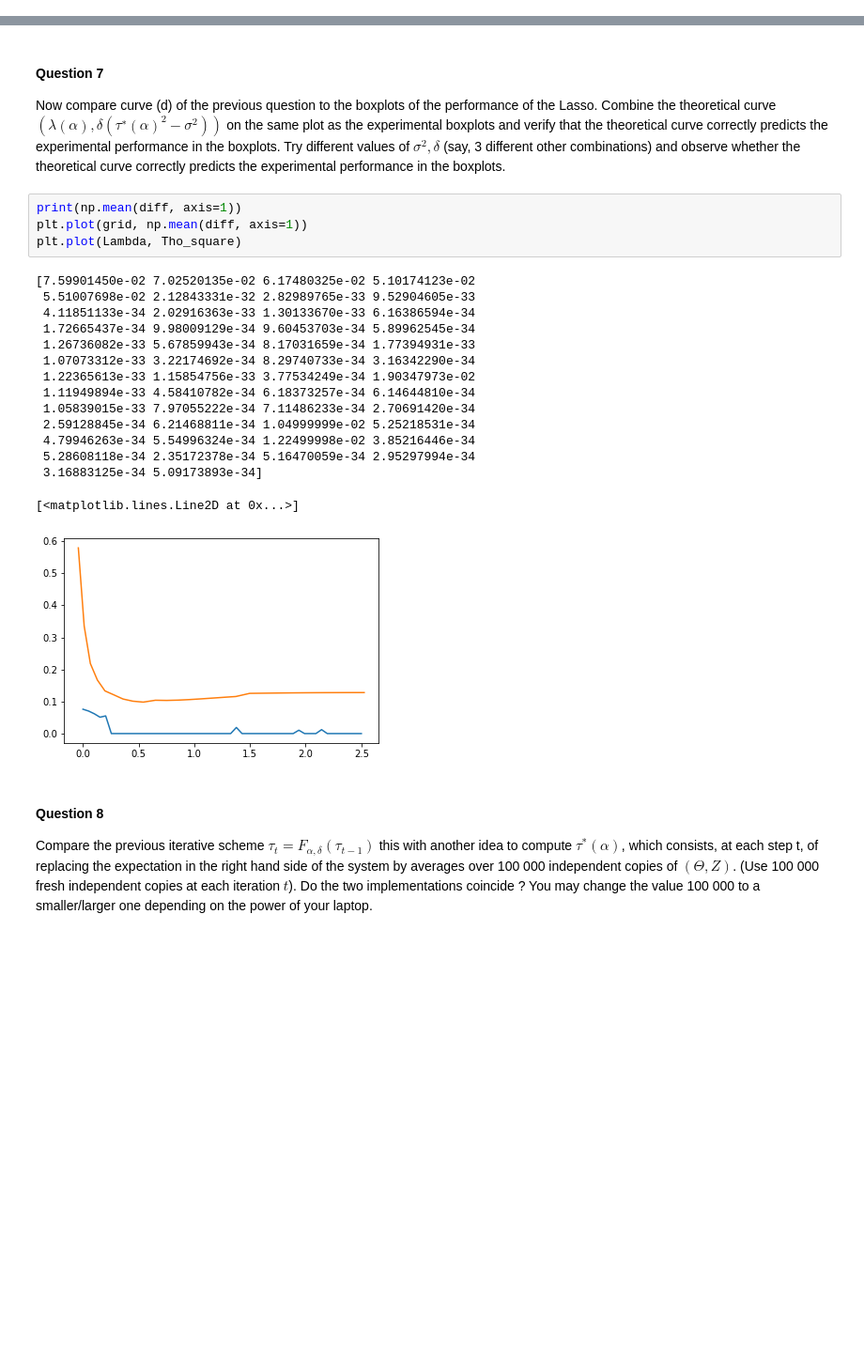
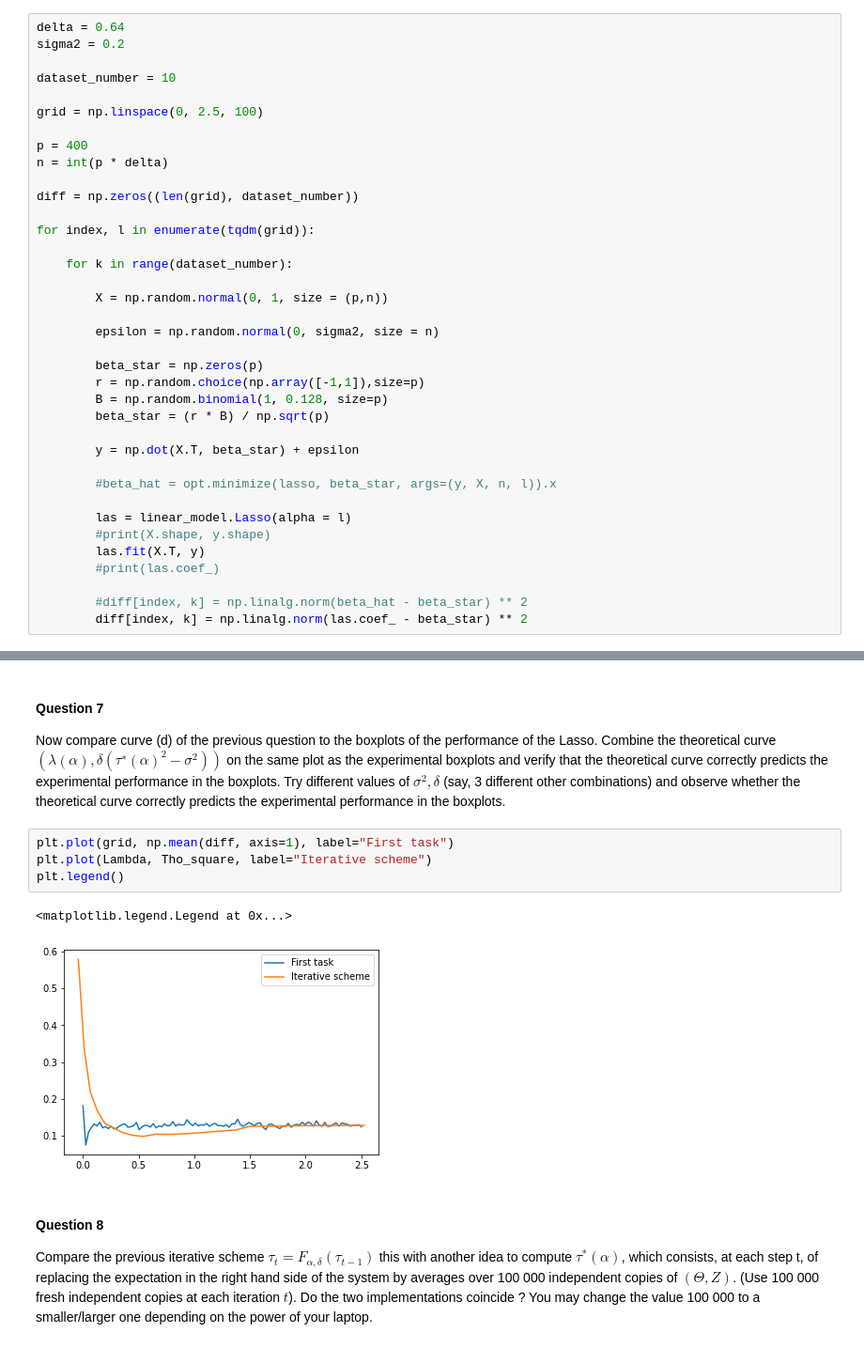
Before and after one commit to JulienKhlt/Hista, a Jupyter notebook: Projet_HISTA_FargeonKhlautRuhlmann.ipynb, the cells around one changed output, grey strips where cells are left out. Shown: that part at 94% size. Cells and saved outputs as stored; diff of their text form; blank space fills up the shorter version.

Commit message:
Update Projet_HISTA_FargeonKhlautRuhlmann.ipynb
Belle courbe grâce au lasso de sklearn

```diff
--- a/Projet_HISTA_FargeonKhlautRuhlmann.ipynb
+++ b/Projet_HISTA_FargeonKhlautRuhlmann.ipynb
@@ -68,3 +84,40 @@ for index, l in enumerate(tqdm(grid)):
+# %%
+delta = 0.64
+sigma2 = 0.2
+
+dataset_number = 10
+
+grid = np.linspace(0, 2.5, 100)
+
+p = 400
+n = int(p * delta)
+
+diff = np.zeros((len(grid), dataset_number))
+
+for index, l in enumerate(tqdm(grid)):
+
+    for k in range(dataset_number):
+
+        X = np.random.normal(0, 1, size = (p,n))
+
+        epsilon = np.random.normal(0, sigma2, size = n)
+
+        beta_star = np.zeros(p)
+        r = np.random.choice(np.array([-1,1]),size=p)
+        B = np.random.binomial(1, 0.128, size=p)
+        beta_star = (r * B) / np.sqrt(p)
+
+        y = np.dot(X.T, beta_star) + epsilon
+
+        #beta_hat = opt.minimize(lasso, beta_star, args=(y, X, n, l)).x
+
+        las = linear_model.Lasso(alpha = l)
+        #print(X.shape, y.shape)
+        las.fit(X.T, y)
+        #print(las.coef_)
+
+        #diff[index, k] = np.linalg.norm(beta_hat - beta_star) ** 2
+        diff[index, k] = np.linalg.norm(las.coef_ - beta_star) ** 2
 # %%
 plt.figure()
 plt.plot(grid, np.mean(diff, axis=1))
@@ -236,25 +289,12 @@ Text(0.5, 0, '$\\mathbf{\\lambda(\\alpha)}$')
 #### Question 7
 Now compare curve (d) of the previous question to the boxplots of the performance of the Lasso. Combine the theoretical curve $(\lambda(\alpha), \delta(\tau^∗(\alpha)^2 − \sigma^2))$ on the same plot as the experimental boxplots and verify that the theoretical curve correctly predicts the experimental performance in the boxplots. Try different values of $\sigma^2, \delta$ (say, 3 different other combinations) and observe whether the theoretical curve correctly predicts the experimental performance in the boxplots.
 # %%
-print(np.mean(diff, axis=1))
-plt.plot(grid, np.mean(diff, axis=1))
-plt.plot(Lambda, Tho_square)
+plt.plot(grid, np.mean(diff, axis=1), label="First task")
+plt.plot(Lambda, Tho_square, label="Iterative scheme")
+plt.legend()
 # %% [output]
-[7.59901450e-02 7.02520135e-02 6.17480325e-02 5.10174123e-02
- 5.51007698e-02 2.12843331e-32 2.82989765e-33 9.52904605e-33
- 4.11851133e-34 2.02916363e-33 1.30133670e-33 6.16386594e-34
- 1.72665437e-34 9.98009129e-34 9.60453703e-34 5.89962545e-34
- 1.26736082e-33 5.67859943e-34 8.17031659e-34 1.77394931e-33
- 1.07073312e-33 3.22174692e-34 8.29740733e-34 3.16342290e-34
- 1.22365613e-33 1.15854756e-33 3.77534249e-34 1.90347973e-02
- 1.11949894e-33 4.58410782e-34 6.18373257e-34 6.14644810e-34
- 1.05839015e-33 7.97055222e-34 7.11486233e-34 2.70691420e-34
- 2.59128845e-34 6.21468811e-34 1.04999999e-02 5.25218531e-34
- 4.79946263e-34 5.54996324e-34 1.22499998e-02 3.85216446e-34
- 5.28608118e-34 2.35172378e-34 5.16470059e-34 2.95297994e-34
- 3.16883125e-34 5.09173893e-34]
+<matplotlib.legend.Legend at 0x...>
-[<matplotlib.lines.Line2D at 0x...>]
-[figure, old version]
+[figure, new version]
 # %% [markdown]
 #### Question 8
 Compare the previous iterative scheme $\tau_t = F_{\alpha, \delta} (\tau_{t-1})$ this with another idea to compute $\tau^*(\alpha)$, which consists, at each step t, of replacing the expectation in the right hand side of the system by averages over 100 000 independent copies of $(\Theta,Z)$. (Use 100 000 fresh independent copies at each iteration $t$). Do the two implementations coincide ? You may change the value 100 000 to a smaller/larger one depending on the power of your laptop.
```
Also changed, not shown: parts of 2 cells of this notebook.
